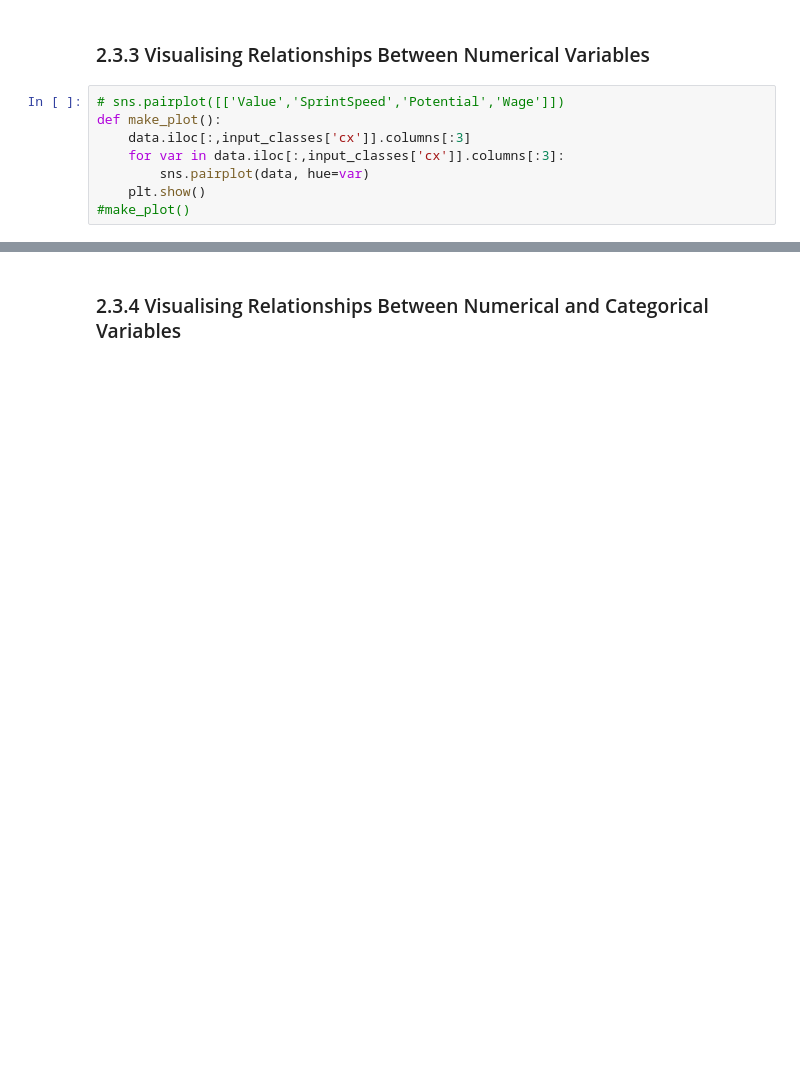
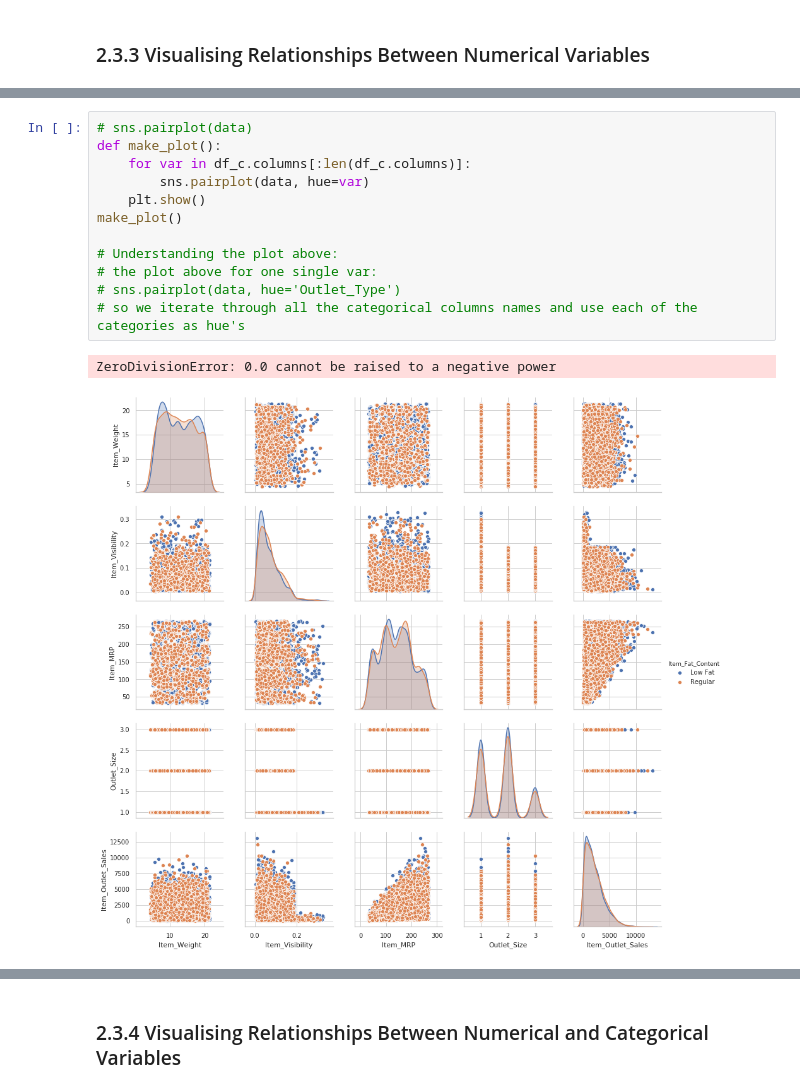
Before and after one commit to jesperjoachim/MLDA, a Jupyter notebook: MLDA/jupyter_DA/Template1.ipynb, the cells around one changed output, grey strips where cells are left out. Saved outputs shown, nothing was run; the diff lists cells and outputs as text; blank space fills up the shorter version.

```diff
--- a/MLDA/jupyter_DA/Template1.ipynb
+++ b/MLDA/jupyter_DA/Template1.ipynb
@@ -550,10 +564,2 @@ plt.show();
 # %% [markdown]
 ### 2.3.3 Visualising Relationships Between Numerical Variables
-# %%
-# sns.pairplot([['Value','SprintSpeed','Potential','Wage']])
-def make_plot():
-    data.iloc[:,input_classes['cx']].columns[:3]
-    for var in data.iloc[:,input_classes['cx']].columns[:3]:
-        sns.pairplot(data, hue=var)
-    plt.show()
-#make_plot()
@@ -559,0 +576,15 @@ def make_plot():
+# %%
+# sns.pairplot(data)
+def make_plot():
+    for var in df_c.columns[:len(df_c.columns)]:
+        sns.pairplot(data, hue=var)
+    plt.show()
+make_plot()
+
+# Understanding the plot above:
+# the plot above for one single var:
+# sns.pairplot(data, hue='Outlet_Type')
+# so we iterate through all the categorical columns names and use each of the categories as hue's
+# %% [output]
+ZeroDivisionError: 0.0 cannot be raised to a negative power
+[figure, added]
```
Also changed, not shown: parts of 39 cells of this notebook, 2 other files.
